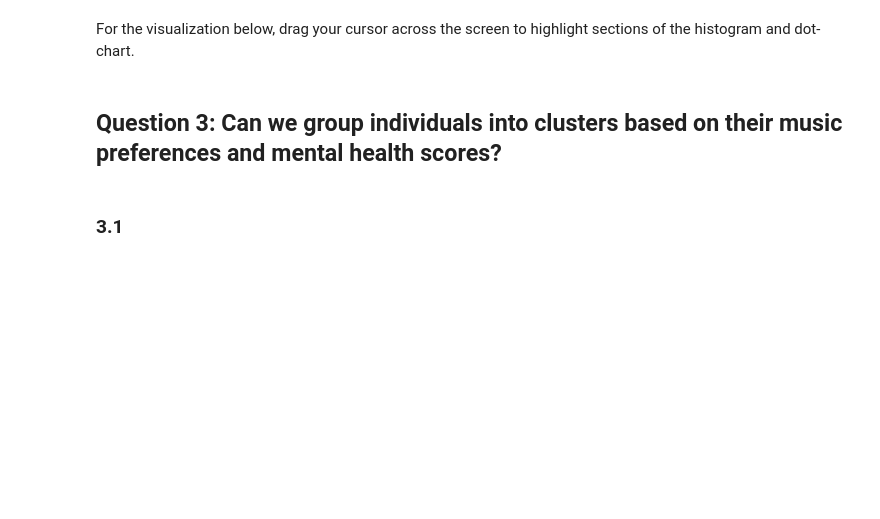
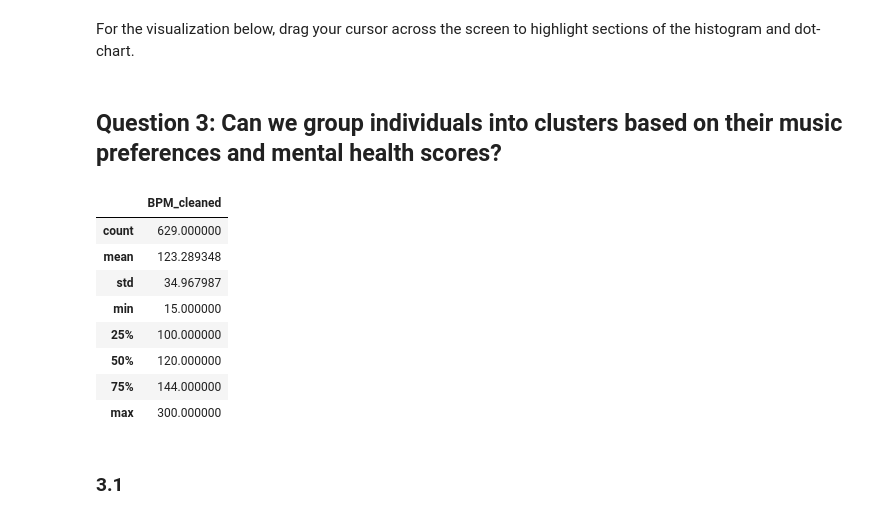
Before and after one commit to ubc-dsci320-2024w2/project-team_fabfour, a Jupyter notebook: ungraded/charts_Jessica.ipynb, the cells around one changed output. Cells and saved outputs as stored; diff of their text form; code cells hidden in the pictures; blank space fills up the shorter version.

```diff
--- a/ungraded/charts_Jessica.ipynb
+++ b/ungraded/charts_Jessica.ipynb
@@ -349,7 +349,29 @@ For the visualization below, drag your cursor across the screen to highlight sec
 # %% [markdown]
 ## Question 3: Can we group individuals into clusters based on their music preferences and mental health scores?
 # %%
-# mxmh.head()
+mxmh_raw = pd.read_csv("../data/raw/mxmh_survey_results.csv")
+
+mxmh_jess_q3 = mxmh_raw
+mxmh_jess_q3['Music effects'] = mxmh_jess_q3['Music effects'].fillna("No response")
+
+bpmMax = mxmh_raw["BPM"].nlargest(2).index
+bpmMin = mxmh_raw["BPM"].nsmallest(5).index
+bpmOutliers = bpmMax.union(bpmMin)
+mxmh_jess_q3["BPM_cleaned"] = mxmh_jess_q3["BPM"]
+mxmh_jess_q3.loc[bpmMax, "BPM_cleaned"] = 300  # Set top 2 highest values to 500
+mxmh_jess_q3.loc[bpmMin, "BPM_cleaned"] = 15   # Set bottom 5 lowest values to 15
+
+mxmh_jess_q3[["BPM_cleaned"]].describe()
+# %% [output]
+|  | BPM_cleaned |
+| count | 629.000000 |
+| mean | 123.289348 |
+| std | 34.967987 |
+| min | 15.000000 |
+| 25% | 100.000000 |
+| 50% | 120.000000 |
+| 75% | 144.000000 |
+| max | 300.000000 |
 # %% [markdown]
 ### 3.1
 # %%
```
Also changed, not shown: parts of 1 cell of this notebook.
